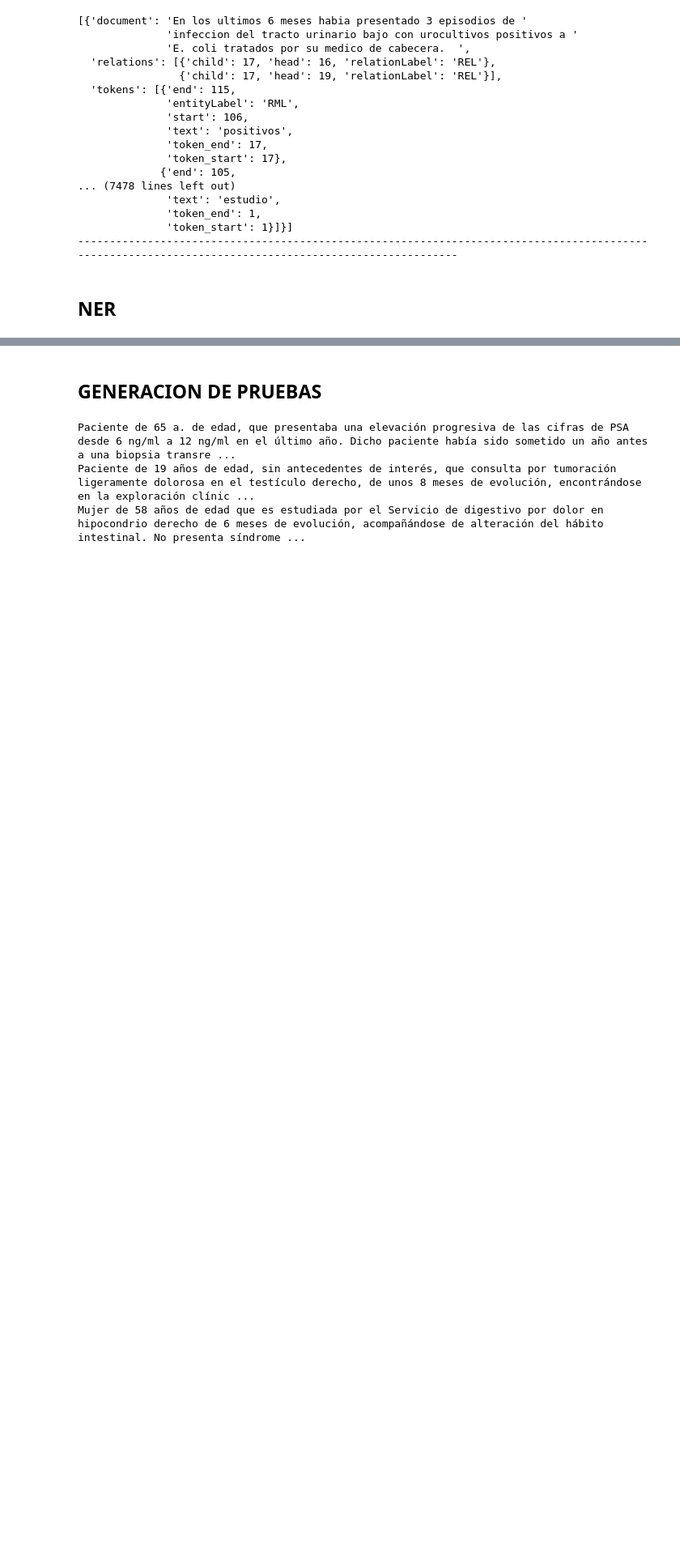
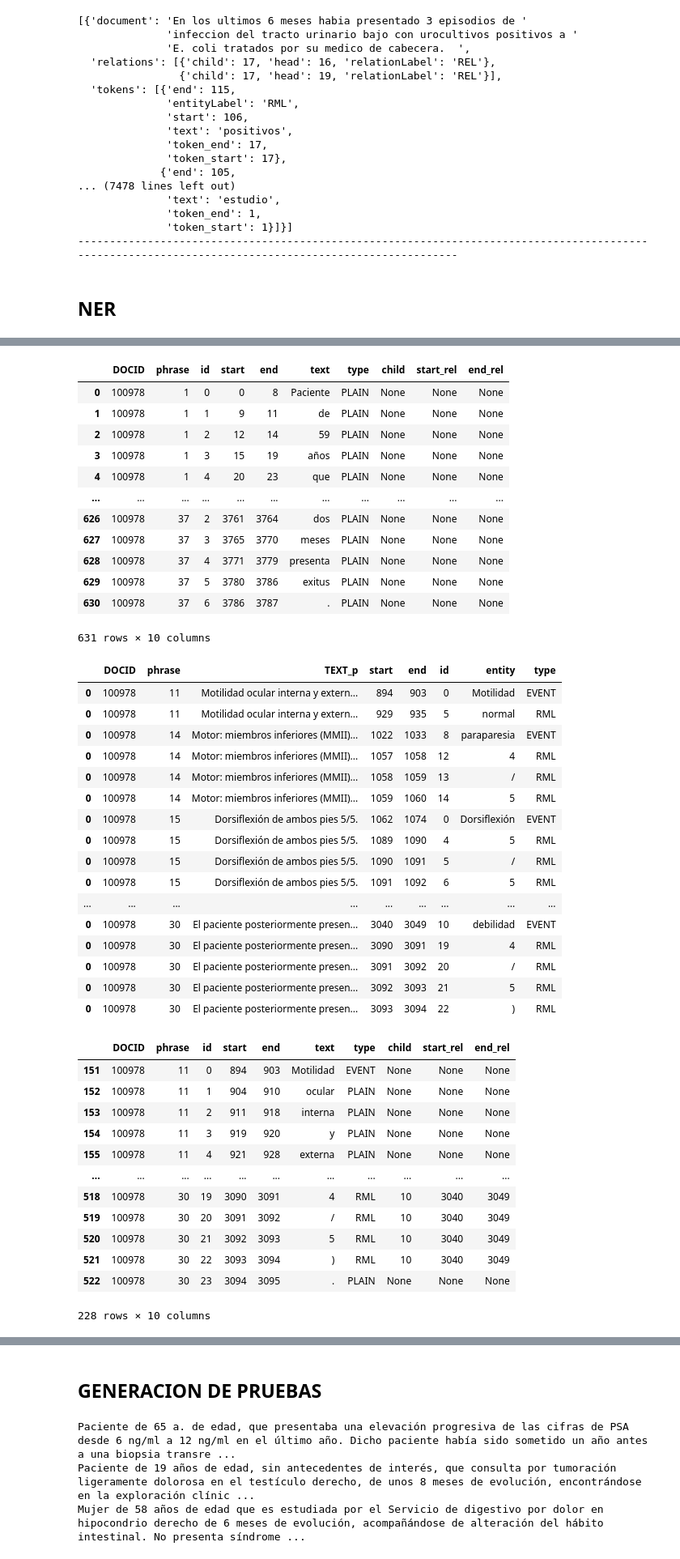
Before and after one commit to JPardo08/PAQUITA, a Jupyter notebook: preprocessing.ipynb, the cells around one changed output, grey strips where cells are left out. Shown at 81% size. Saved outputs shown, nothing was run; the diff lists cells and outputs as text; code cells hidden in the pictures; blank space fills up the shorter version.

Commit message:
modified:   preprocessed/NER_DEV.tsv 	modified:   preprocessed/NER_TEST.tsv 	modified:   preprocessed/NER_training.tsv 	modified:   preprocessing.ipynb

```diff
--- a/preprocessing.ipynb
+++ b/preprocessing.ipynb
@@ -2126 +2230,60 @@ display(tokenizados_df_dev)
+# %%
+tokenizados_df_train[['DOCID','phrase']] = tokenizados_df_train[['DOCID','phrase']].apply(pd.to_numeric)
+tokenizados_df_test[['DOCID','phrase']] = tokenizados_df_test[['DOCID','phrase']].apply(pd.to_numeric)
+tokenizados_df_dev[['DOCID','phrase']] = tokenizados_df_dev[['DOCID','phrase']].apply(pd.to_numeric)
+# %%
+sel = tokenizados_df_train[tokenizados_df_train['DOCID'] == 100978]
+sel2 = data[data['DOCID'] == 100978]
+
+display(sel)
+display(sel2)
+
+frass = sel2['phrase'].unique().tolist()
+
+df_filtrado = sel[sel['phrase'].isin(frass)]
+display(df_filtrado)
+# %% [output]
+|  | DOCID | phrase | id | start | end | text | type | child | start_rel | end_rel |
+| 0 | 100978 | 1 | 0 | 0 | 8 | Paciente | PLAIN | None | None | None |
+| 1 | 100978 | 1 | 1 | 9 | 11 | de | PLAIN | None | None | None |
+| 2 | 100978 | 1 | 2 | 12 | 14 | 59 | PLAIN | None | None | None |
+| 3 | 100978 | 1 | 3 | 15 | 19 | años | PLAIN | None | None | None |
+| 4 | 100978 | 1 | 4 | 20 | 23 | que | PLAIN | None | None | None |
+| ... | ... | ... | ... | ... | ... | ... | ... | ... | ... | ... |
+| 626 | 100978 | 37 | 2 | 3761 | 3764 | dos | PLAIN | None | None | None |
+| 627 | 100978 | 37 | 3 | 3765 | 3770 | meses | PLAIN | None | None | None |
+| 628 | 100978 | 37 | 4 | 3771 | 3779 | presenta | PLAIN | None | None | None |
+| 629 | 100978 | 37 | 5 | 3780 | 3786 | exitus | PLAIN | None | None | None |
+| 630 | 100978 | 37 | 6 | 3786 | 3787 | . | PLAIN | None | None | None |
+631 rows × 10 columns
+|  | DOCID | phrase | TEXT_p | start | end | id | entity | type |
+| 0 | 100978 | 11 | Motilidad ocular interna y extern... | 894 | 903 | 0 | Motilidad | EVENT |
+| 0 | 100978 | 11 | Motilidad ocular interna y extern... | 929 | 935 | 5 | normal | RML |
+| 0 | 100978 | 14 | Motor: miembros inferiores (MMII)... | 1022 | 1033 | 8 | paraparesia | EVENT |
+| 0 | 100978 | 14 | Motor: miembros inferiores (MMII)... | 1057 | 1058 | 12 | 4 | RML |
+| 0 | 100978 | 14 | Motor: miembros inferiores (MMII)... | 1058 | 1059 | 13 | / | RML |
+| 0 | 100978 | 14 | Motor: miembros inferiores (MMII)... | 1059 | 1060 | 14 | 5 | RML |
+| 0 | 100978 | 15 | Dorsiflexión de ambos pies 5/5. | 1062 | 1074 | 0 | Dorsiflexión | EVENT |
+| 0 | 100978 | 15 | Dorsiflexión de ambos pies 5/5. | 1089 | 1090 | 4 | 5 | RML |
+| 0 | 100978 | 15 | Dorsiflexión de ambos pies 5/5. | 1090 | 1091 | 5 | / | RML |
+| 0 | 100978 | 15 | Dorsiflexión de ambos pies 5/5. | 1091 | 1092 | 6 | 5 | RML |
+| ... | ... | ... | ... | ... | ... | ... | ... | ... |
+| 0 | 100978 | 30 | El paciente posteriormente presen... | 3040 | 3049 | 10 | debilidad | EVENT |
+| 0 | 100978 | 30 | El paciente posteriormente presen... | 3090 | 3091 | 19 | 4 | RML |
+| 0 | 100978 | 30 | El paciente posteriormente presen... | 3091 | 3092 | 20 | / | RML |
+| 0 | 100978 | 30 | El paciente posteriormente presen... | 3092 | 3093 | 21 | 5 | RML |
+| 0 | 100978 | 30 | El paciente posteriormente presen... | 3093 | 3094 | 22 | ) | RML |
+|  | DOCID | phrase | id | start | end | text | type | child | start_rel | end_rel |
+| 151 | 100978 | 11 | 0 | 894 | 903 | Motilidad | EVENT | None | None | None |
+| 152 | 100978 | 11 | 1 | 904 | 910 | ocular | PLAIN | None | None | None |
+| 153 | 100978 | 11 | 2 | 911 | 918 | interna | PLAIN | None | None | None |
+| 154 | 100978 | 11 | 3 | 919 | 920 | y | PLAIN | None | None | None |
+| 155 | 100978 | 11 | 4 | 921 | 928 | externa | PLAIN | None | None | None |
+| ... | ... | ... | ... | ... | ... | ... | ... | ... | ... | ... |
+| 518 | 100978 | 30 | 19 | 3090 | 3091 | 4 | RML | 10 | 3040 | 3049 |
+| 519 | 100978 | 30 | 20 | 3091 | 3092 | / | RML | 10 | 3040 | 3049 |
+| 520 | 100978 | 30 | 21 | 3092 | 3093 | 5 | RML | 10 | 3040 | 3049 |
+| 521 | 100978 | 30 | 22 | 3093 | 3094 | ) | RML | 10 | 3040 | 3049 |
+| 522 | 100978 | 30 | 23 | 3094 | 3095 | . | PLAIN | None | None | None |
+228 rows × 10 columns
 # %%
```
Also changed, not shown: parts of 6 cells of this notebook, 3 other files.
